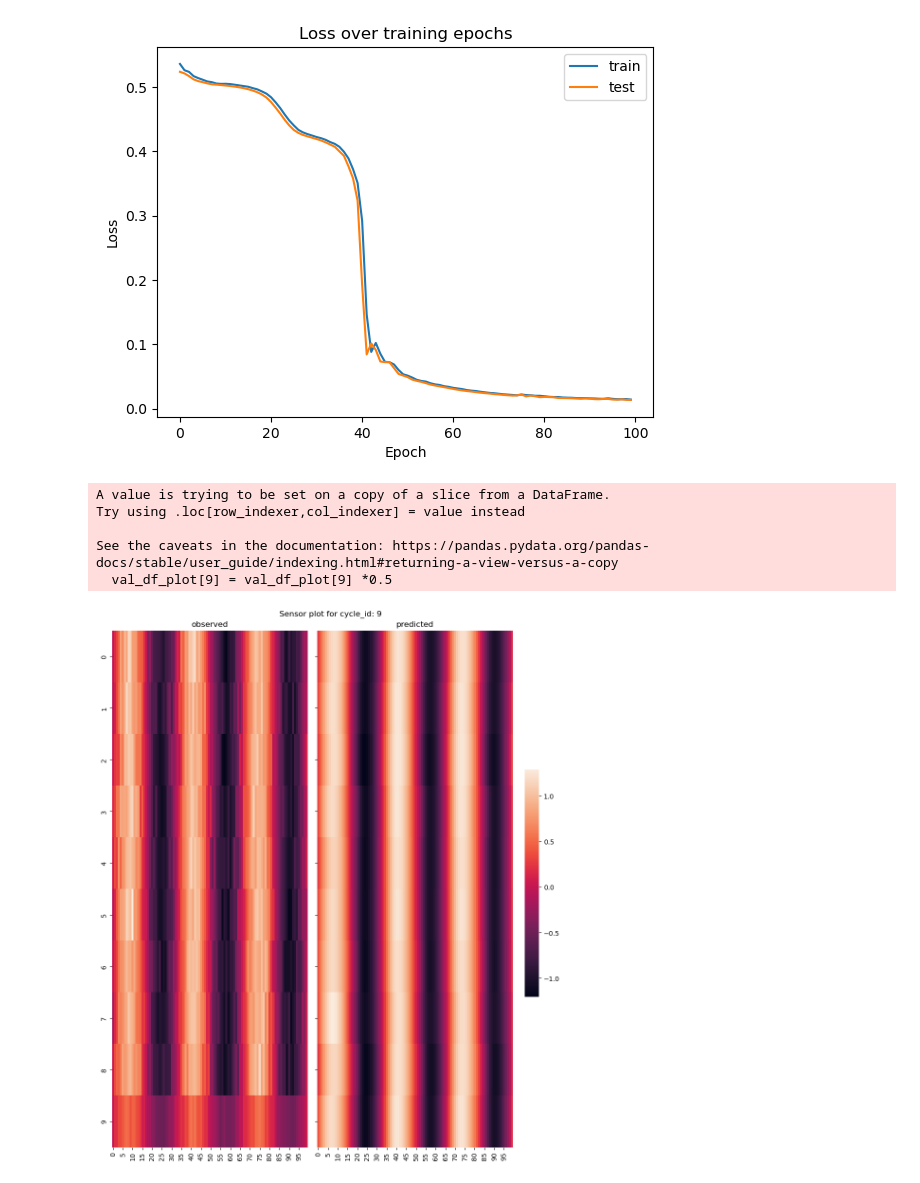
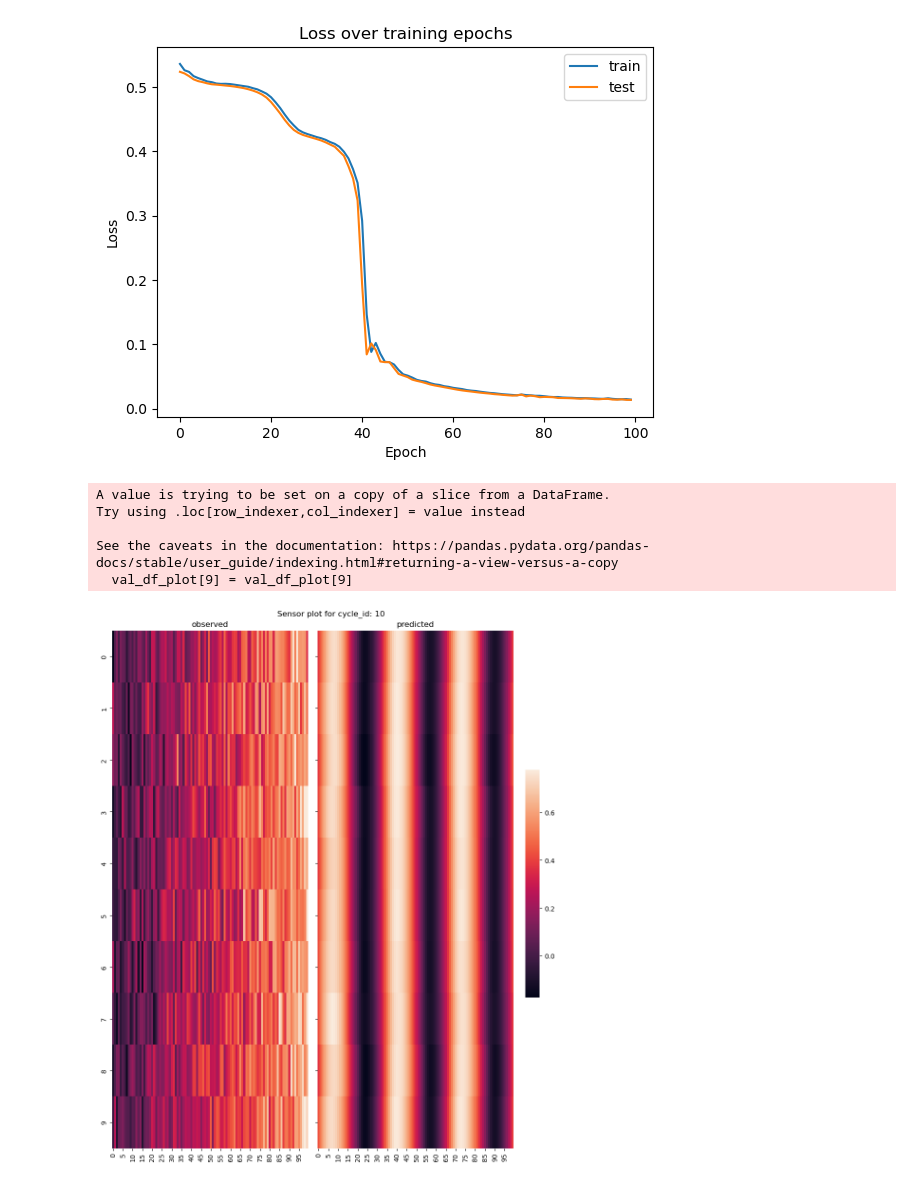
Before and after one commit to oliverangelil/ipynb, a Jupyter notebook: deep-learning/EncDec-AD.ipynb, the cells around one changed output. Drawn from its saved outputs; the diff is of its cells as text; code cells hidden in the pictures.

Commit message:
added anomaly for last cycle

```diff
--- a/deep-learning/EncDec-AD.ipynb
+++ b/deep-learning/EncDec-AD.ipynb
@@ -8,7 +8,7 @@ import matplotlib.pyplot as plt
 import pandas as pd
 import numpy as np
 # %%
-def syntheticdata(timesteps=100, loc=0, scale=.1, hz=3, seed=None):
+def syntheticdata_cosine(timesteps=100, loc=0, scale=.1, hz=3, seed=None):
     np.random.seed(seed)
     t = np.linspace(0, hz, timesteps)
     sine_wave = np.sin(2*np.pi*t)
@@ -19,18 +19,42 @@ def syntheticdata(timesteps=100, loc=0, scale=.1, hz=3, seed=None):
     return sine_wave
 
 
-def generate_cycle(cycle_id, starting_seed=0):
+def syntheticdata_trend(timesteps=100, gradient=0.2, intercept=0, loc=0, scale=.1, seed=None):
+    np.random.seed(seed)
+    t = np.linspace(0, 3, timesteps)
+    trend = t*gradient+intercept
+
+    noise = np.random.normal(loc=loc, scale=scale, size=timesteps)
+    trend = trend + noise
+
+    return trend
+
+
+def generate_cycle_cosine(cycle_id, starting_seed=0):
     cycle_data = []
     for i in range(starting_seed, starting_seed+10):
-        cycle_data.append(syntheticdata(seed=i))
+        cycle_data.append(syntheticdata_cosine(seed=i))
     cycle_data_df = pd.DataFrame(cycle_data).T
     cycle_data_df['cycle_id'] = cycle_id
     return cycle_data_df
+
+
+def generate_cycle_trend(cycle_id, starting_seed=0):
+    cycle_data = []
+    for i in range(starting_seed, starting_seed+10):
+        cycle_data.append(syntheticdata_trend(seed=i))
+    cycle_data_df = pd.DataFrame(cycle_data).T
+    cycle_data_df['cycle_id'] = cycle_id
+    return cycle_data_df
 # %%
 df  = pd.DataFrame(columns =  ['cycle_id'] + [i for i in range(10)])
 
 for cycle_id in range(20):
-    cycle_data_df = generate_cycle(cycle_id=str(cycle_id), starting_seed=cycle_id*10)
+    if cycle_id<10:
+        cycle_data_df = generate_cycle_cosine(cycle_id=str(cycle_id), starting_seed=cycle_id*10)
+    else:
+        cycle_data_df = generate_cycle_trend(cycle_id=str(cycle_id), starting_seed=cycle_id*10)
+
     df = pd.concat([df, cycle_data_df], axis=0)
 
 df
@@ -369,31 +393,33 @@ plt.show();
 # %%
 import seaborn as sns
 
-test_cycle_id = '9'
-val_df_plot = df_val.loc[df_val.cycle_id==test_cycle_id]
-val_df_plot[9] = val_df_plot[9] *0.5
+test_cycle_id = '10'
+# val_df_plot = df_val.loc[df_val.cycle_id==test_cycle_id]
+
+val_df_plot = df[df['cycle_id']==test_cycle_id]
+val_df_plot[9] = val_df_plot[9]
 
 val_tensor_plot = create_dataset(val_df_plot)
 
 val_df_plot
 datasets = {
     'observed': pd.DataFrame(val_tensor_plot.detach().numpy().reshape(-1, n_features).transpose()),
     'predicted': pd.DataFrame(model(val_tensor_plot).detach().numpy().reshape(-1, n_features).transpose())
 }
 
 fig, axes = plt.subplots(figsize=(10,12), nrows=1, ncols=2, sharex=True, sharey=True)
 cbar_ax = fig.add_axes([.91, .3, .03, .4])
 
 axes = axes.flatten()
 for ax, x, title, i in zip(axes, datasets.values(), datasets.keys(), range(len(datasets))):
     ax.set_title(title)
     sns.heatmap(x, ax=ax, cbar=i==0, cbar_ax=None if i else cbar_ax)#, yticklabels=s)
 plt.suptitle(f'Sensor plot for cycle_id: {test_cycle_id}')
 fig.tight_layout(rect=[0, 0, .9, 1])
 # %% [output]
 A value is trying to be set on a copy of a slice from a DataFrame.
 Try using .loc[row_indexer,col_indexer] = value instead
 
 See the caveats in the documentation: https://pandas.pydata.org/pandas-docs/stable/user_guide/indexing.html#returning-a-view-versus-a-copy
-  val_df_plot[9] = val_df_plot[9] *0.5
+  val_df_plot[9] = val_df_plot[9]
-[figure, old version]
+[figure, new version]
```
Also changed, not shown: parts of 5 cells of this notebook.
